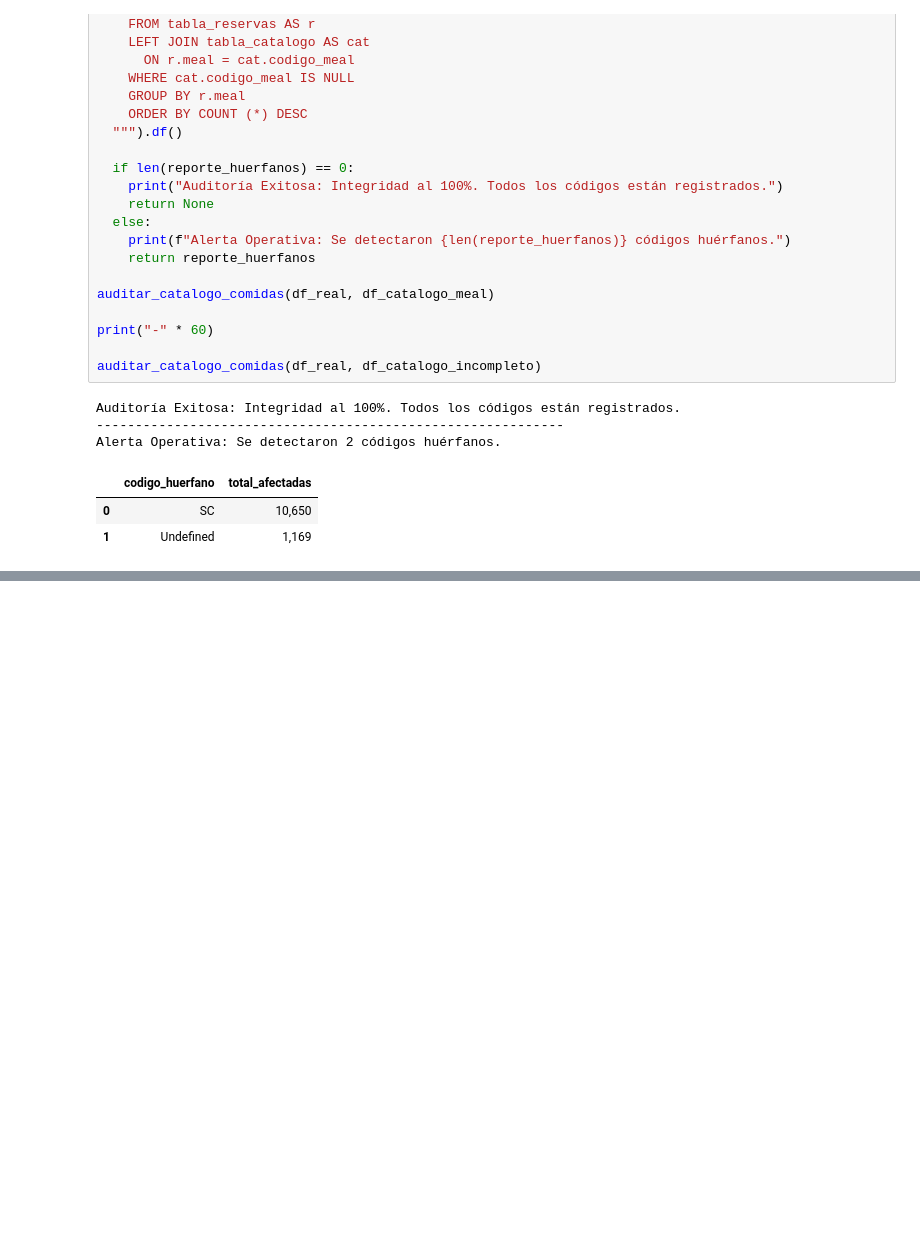
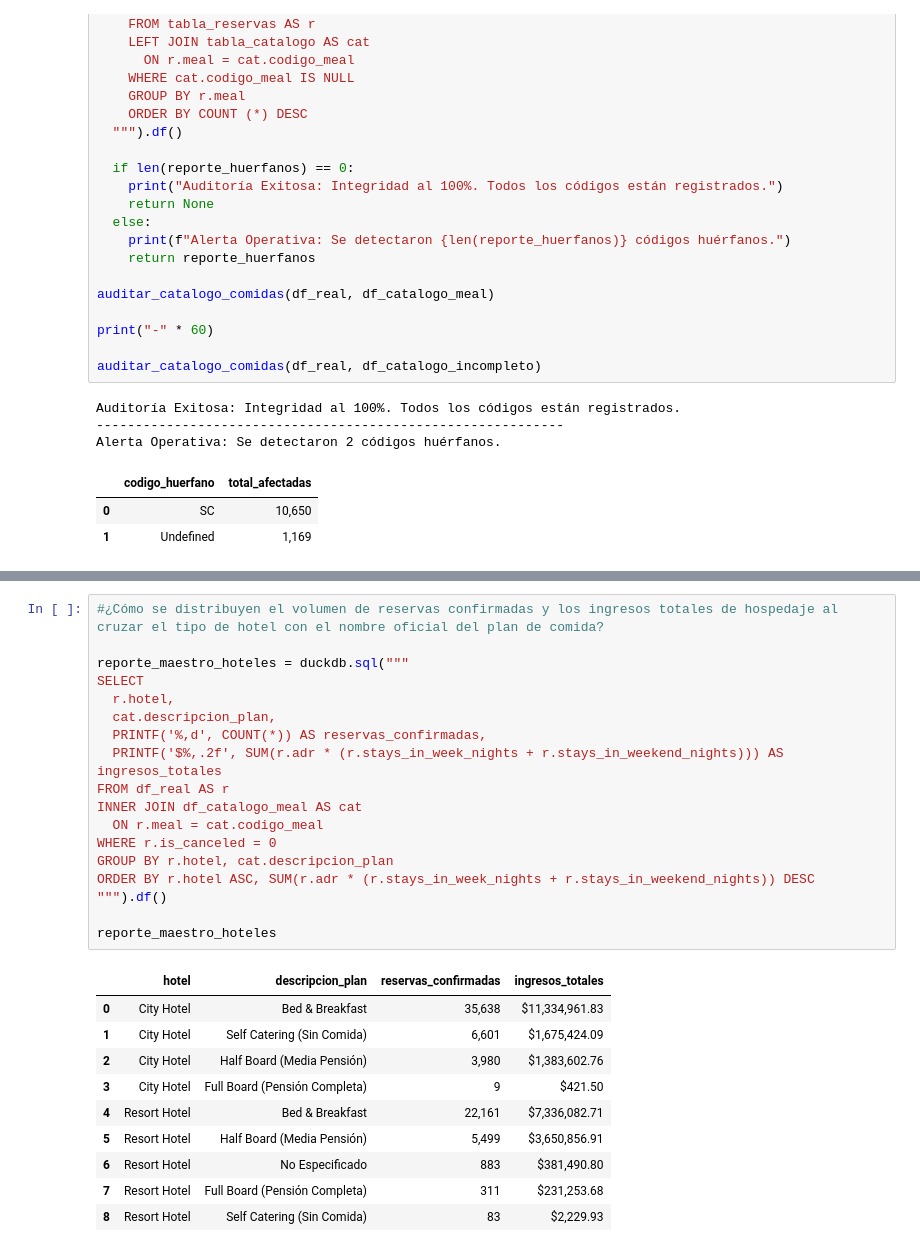
Before and after one commit to luisferdm6/02_analisis_hotelero_pandas, a Jupyter notebook: 01_limpieza_y_agrupaciones_hotel.ipynb, the cells around one changed output, grey strips where cells are left out. Saved outputs shown, nothing was run; the diff lists cells and outputs as text; blank space fills up the shorter version.

```diff
--- a/01_limpieza_y_agrupaciones_hotel.ipynb
+++ b/01_limpieza_y_agrupaciones_hotel.ipynb
@@ -1245,0 +1311,29 @@ Alerta Operativa: Se detectaron 2 códigos huérfanos.
+# %%
+#¿Cómo se distribuyen el volumen de reservas confirmadas y los ingresos totales de hospedaje al cruzar el tipo de hotel con el nombre oficial del plan de comida?
+
+reporte_maestro_hoteles = duckdb.sql("""
+SELECT
+  r.hotel,
+  cat.descripcion_plan,
+  PRINTF('%,d', COUNT(*)) AS reservas_confirmadas,
+  PRINTF('$%,.2f', SUM(r.adr * (r.stays_in_week_nights + r.stays_in_weekend_nights))) AS ingresos_totales
+FROM df_real AS r
+INNER JOIN df_catalogo_meal AS cat
+  ON r.meal = cat.codigo_meal
+WHERE r.is_canceled = 0
+GROUP BY r.hotel, cat.descripcion_plan
+ORDER BY r.hotel ASC, SUM(r.adr * (r.stays_in_week_nights + r.stays_in_weekend_nights)) DESC
+""").df()
+
+reporte_maestro_hoteles
+# %% [output]
+|  | hotel | descripcion_plan | reservas_confirmadas | ingresos_totales |
+| 0 | City Hotel | Bed & Breakfast | 35,638 | $11,334,961.83 |
+| 1 | City Hotel | Self Catering (Sin Comida) | 6,601 | $1,675,424.09 |
+| 2 | City Hotel | Half Board (Media Pensión) | 3,980 | $1,383,602.76 |
+| 3 | City Hotel | Full Board (Pensión Completa) | 9 | $421.50 |
+| 4 | Resort Hotel | Bed & Breakfast | 22,161 | $7,336,082.71 |
+| 5 | Resort Hotel | Half Board (Media Pensión) | 5,499 | $3,650,856.91 |
+| 6 | Resort Hotel | No Especificado | 883 | $381,490.80 |
+| 7 | Resort Hotel | Full Board (Pensión Completa) | 311 | $231,253.68 |
+| 8 | Resort Hotel | Self Catering (Sin Comida) | 83 | $2,229.93 |
```
Also changed, not shown: parts of 4 cells of this notebook.
